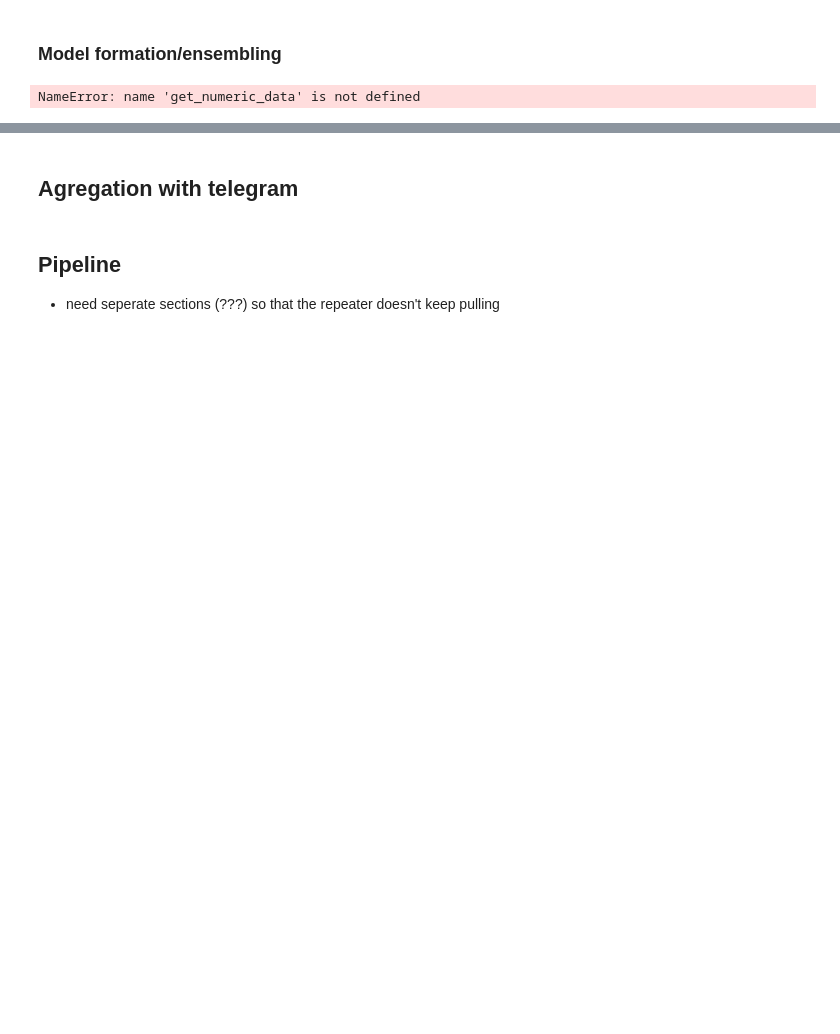
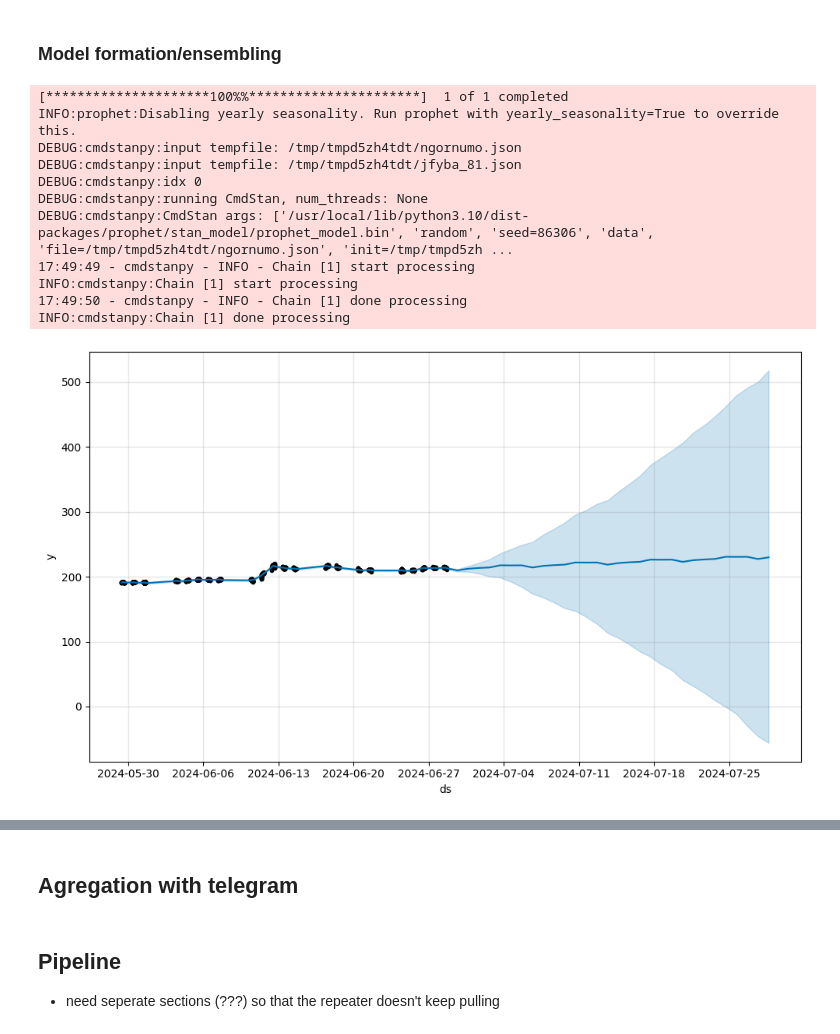
Before and after one commit to aidan-lew/junk-drawer, a Jupyter notebook: gpt_ml_fin_forcaster_integrator_.ipynb, the cells around one changed output, grey strips where cells are left out. Cells and saved outputs as stored; diff of their text form; code cells hidden in the pictures; blank space fills up the shorter version.

```diff
--- a/gpt_ml_fin_forcaster_integrator_.ipynb
+++ b/gpt_ml_fin_forcaster_integrator_.ipynb
@@ -1290,39 +1236,47 @@ You should probably TRAIN this model on a down-stream task to be able to use it
 ### Model formation/ensembling
 # %%
 #Prophet
-import pandas as pd
-from prophet import Prophet
+def prophet_forecast(df):
+    # Select only the necessary columns
+    df = df[['Datetime', 'Close']]
 
-def prophet_forecast(combined_df):
-    # Reset the index to convert it to a column
-    combined_df.reset_index(inplace=True)
+    # Rename the columns to match Prophet's requirements
+    df = df.rename(columns={'Datetime': 'ds', 'Close': 'y'})
 
-    # Rename the 'index' column to 'ds' and the 'Close' column to 'y'
-    combined_df = combined_df.rename(columns={'index': 'ds', 'Close': 'y'})
-
-    # Ensure the 'ds' column is of datetime type
-    combined_df['ds'] = pd.to_datetime(combined_df['ds'])
+    # Ensure the 'ds' column is of datetime type and remove timezone
+    df['ds'] = pd.to_datetime(df['ds']).dt.tz_localize(None)
 
     # Create a Prophet model
     model = Prophet()
 
-    # Fit the model to the data
-    model.fit(combined_df)
+    # Fit the model to the data  ################ shouldn't it be all data? ################
+    model.fit(df)
 
     # Make a forecast for the next 30 days
     future = model.make_future_dataframe(periods=30)
 
     # Make predictions on the future dataframe
     forecast = model.predict(future)
 
     # Print the forecasted values
-    print(forecast[['ds', 'yhat', 'yhat_lower', 'yhat_upper']].tail(30))
+    #print(forecast[['ds', 'yhat', 'yhat_lower', 'yhat_upper']].tail(30))
 
     # Plot the forecast
     model.plot(forecast)
 
 ticker = 'AAPL'
 combined_df = get_numeric_data(ticker)
 prophet_forecast(combined_df)
 # %% [output]
-NameError: name 'get_numeric_data' is not defined
+[*********************100%%**********************]  1 of 1 completed
+INFO:prophet:Disabling yearly seasonality. Run prophet with yearly_seasonality=True to override this.
+DEBUG:cmdstanpy:input tempfile: /tmp/tmpd5zh4tdt/ngornumo.json
+DEBUG:cmdstanpy:input tempfile: /tmp/tmpd5zh4tdt/jfyba_81.json
+DEBUG:cmdstanpy:idx 0
+DEBUG:cmdstanpy:running CmdStan, num_threads: None
+DEBUG:cmdstanpy:CmdStan args: ['/usr/local/lib/python3.10/dist-packages/prophet/stan_model/prophet_model.bin', 'random', 'seed=86306', 'data', 'file=/tmp/tmpd5zh4tdt/ngornumo.json', 'init=/tmp/tmpd5zh ...
+17:49:49 - cmdstanpy - INFO - Chain [1] start processing
+INFO:cmdstanpy:Chain [1] start processing
+17:49:50 - cmdstanpy - INFO - Chain [1] done processing
+INFO:cmdstanpy:Chain [1] done processing
+[figure, added]
```
Also changed, not shown: parts of 18 cells of this notebook.
